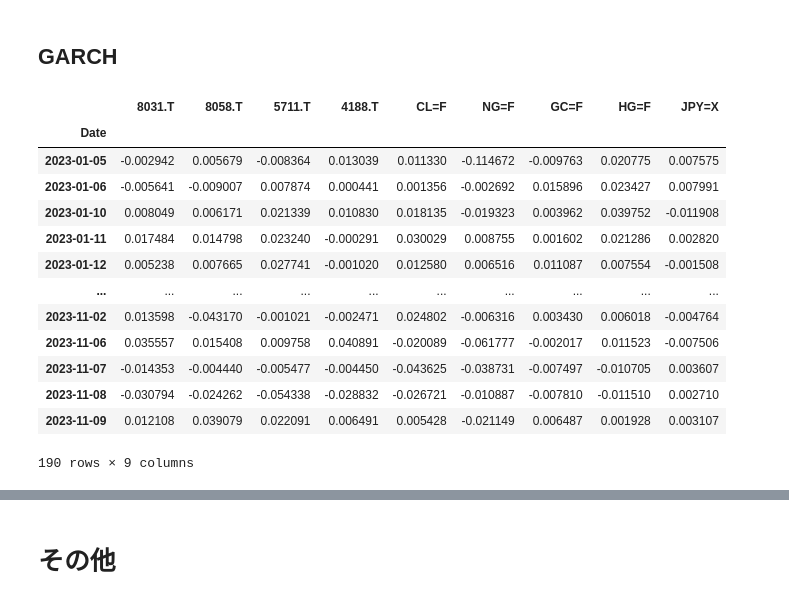
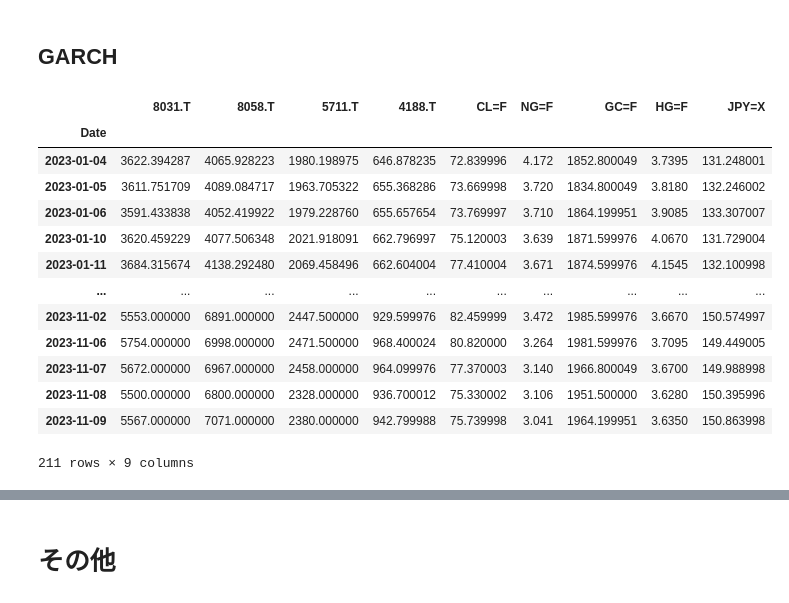
Before and after one commit to aguilarklyno/Fukuhara-Seminar, a Jupyter notebook: 23_11_24_week-05/main.ipynb, the cells around one changed output, grey strips where cells are left out. Drawn from its saved outputs; the diff is of its cells as text; code cells hidden in the pictures.

```diff
--- a/23_11_24_week-05/main.ipynb
+++ b/23_11_24_week-05/main.ipynb
@@ -644,6 +646,29 @@ df_base_2023_logged_selected = df_base_2023_logged[[
     # 'NIY=F',   # 日経平均 Nikkei 225 Futures
     # 'TOPIX100.T'  # TOPIX100
 ]]
+
+df_base_2023_selected = df_base_da_filled[[
+    '8031.T',  # 三井物産 Mitsui & Co.
+    # '8001.T',  # 伊藤忠 Itochu Corporation
+    '8058.T',  # 三菱商事 Mitsubishi Corporation
+    # '7011.T',  # 三菱重工業 Mitsubishi Heavy Industries
+    '5711.T',  # 三菱マテリアル Mitsubishi Materials
+    '4188.T',  # 三菱化学 Mitsubishi Chemical
+    'CL=F',    # WTI原油先物 WTI Crude Oil Futures
+    # 'BZ=F',    # ブレント原油先物 Brent Crude Oil Futures
+    'NG=F',    # 天然ガス先物 Natural Gas Futures
+    # 'HO=F',    # 灯油先物 Heating Oil Futures
+    'GC=F',    # 金先物 Gold Futures
+    # 'SI=F',    # 銀先物 Silver Futures
+    'HG=F',    # 銅先物 Copper Futures
+    # 'ZC=F',    # コーン先物 Corn Futures
+    # 'ZS=F',    # 大豆先物 Soybean Futures
+    # 'KC=F',    # コーヒー先物 Coffee Futures
+    # '^VIX',    # VIX恐怖指数 VIX Index
+    'JPY=X',   # ドル円為替 USD/JPY Exchange Rate
+    # 'NIY=F',   # 日経平均 Nikkei 225 Futures
+    # 'TOPIX100.T'  # TOPIX100
+]]
 # %% [markdown]
 VAR - 適用
 # %%
@@ -1114,20 +1139,20 @@ Test statistic Critical value p-value     df
 # %% [markdown]
 ## GARCH
 # %%
-_temp_data_garch = df_base_2023_logged_selected
+_temp_data_garch = df_base_2023_selected
 _temp_data_garch
 # %% [output]
 |  | 8031.T | 8058.T | 5711.T | 4188.T | CL=F | NG=F | GC=F | HG=F | JPY=X |
 | Date |  |  |  |  |  |  |  |  |  |
-| 2023-01-05 | -0.002942 | 0.005679 | -0.008364 | 0.013039 | 0.011330 | -0.114672 | -0.009763 | 0.020775 | 0.007575 |
-| 2023-01-06 | -0.005641 | -0.009007 | 0.007874 | 0.000441 | 0.001356 | -0.002692 | 0.015896 | 0.023427 | 0.007991 |
-| 2023-01-10 | 0.008049 | 0.006171 | 0.021339 | 0.010830 | 0.018135 | -0.019323 | 0.003962 | 0.039752 | -0.011908 |
-| 2023-01-11 | 0.017484 | 0.014798 | 0.023240 | -0.000291 | 0.030029 | 0.008755 | 0.001602 | 0.021286 | 0.002820 |
-| 2023-01-12 | 0.005238 | 0.007665 | 0.027741 | -0.001020 | 0.012580 | 0.006516 | 0.011087 | 0.007554 | -0.001508 |
+| 2023-01-04 | 3622.394287 | 4065.928223 | 1980.198975 | 646.878235 | 72.839996 | 4.172 | 1852.800049 | 3.7395 | 131.248001 |
+| 2023-01-05 | 3611.751709 | 4089.084717 | 1963.705322 | 655.368286 | 73.669998 | 3.720 | 1834.800049 | 3.8180 | 132.246002 |
+| 2023-01-06 | 3591.433838 | 4052.419922 | 1979.228760 | 655.657654 | 73.769997 | 3.710 | 1864.199951 | 3.9085 | 133.307007 |
+| 2023-01-10 | 3620.459229 | 4077.506348 | 2021.918091 | 662.796997 | 75.120003 | 3.639 | 1871.599976 | 4.0670 | 131.729004 |
+| 2023-01-11 | 3684.315674 | 4138.292480 | 2069.458496 | 662.604004 | 77.410004 | 3.671 | 1874.599976 | 4.1545 | 132.100998 |
 | ... | ... | ... | ... | ... | ... | ... | ... | ... | ... |
-| 2023-11-02 | 0.013598 | -0.043170 | -0.001021 | -0.002471 | 0.024802 | -0.006316 | 0.003430 | 0.006018 | -0.004764 |
-| 2023-11-06 | 0.035557 | 0.015408 | 0.009758 | 0.040891 | -0.020089 | -0.061777 | -0.002017 | 0.011523 | -0.007506 |
-| 2023-11-07 | -0.014353 | -0.004440 | -0.005477 | -0.004450 | -0.043625 | -0.038731 | -0.007497 | -0.010705 | 0.003607 |
-| 2023-11-08 | -0.030794 | -0.024262 | -0.054338 | -0.028832 | -0.026721 | -0.010887 | -0.007810 | -0.011510 | 0.002710 |
-| 2023-11-09 | 0.012108 | 0.039079 | 0.022091 | 0.006491 | 0.005428 | -0.021149 | 0.006487 | 0.001928 | 0.003107 |
+| 2023-11-02 | 5553.000000 | 6891.000000 | 2447.500000 | 929.599976 | 82.459999 | 3.472 | 1985.599976 | 3.6670 | 150.574997 |
+| 2023-11-06 | 5754.000000 | 6998.000000 | 2471.500000 | 968.400024 | 80.820000 | 3.264 | 1981.599976 | 3.7095 | 149.449005 |
+| 2023-11-07 | 5672.000000 | 6967.000000 | 2458.000000 | 964.099976 | 77.370003 | 3.140 | 1966.800049 | 3.6700 | 149.988998 |
+| 2023-11-08 | 5500.000000 | 6800.000000 | 2328.000000 | 936.700012 | 75.330002 | 3.106 | 1951.500000 | 3.6280 | 150.395996 |
+| 2023-11-09 | 5567.000000 | 7071.000000 | 2380.000000 | 942.799988 | 75.739998 | 3.041 | 1964.199951 | 3.6350 | 150.863998 |
-190 rows × 9 columns
+211 rows × 9 columns
```
Also changed, not shown: parts of 6 cells of this notebook.
